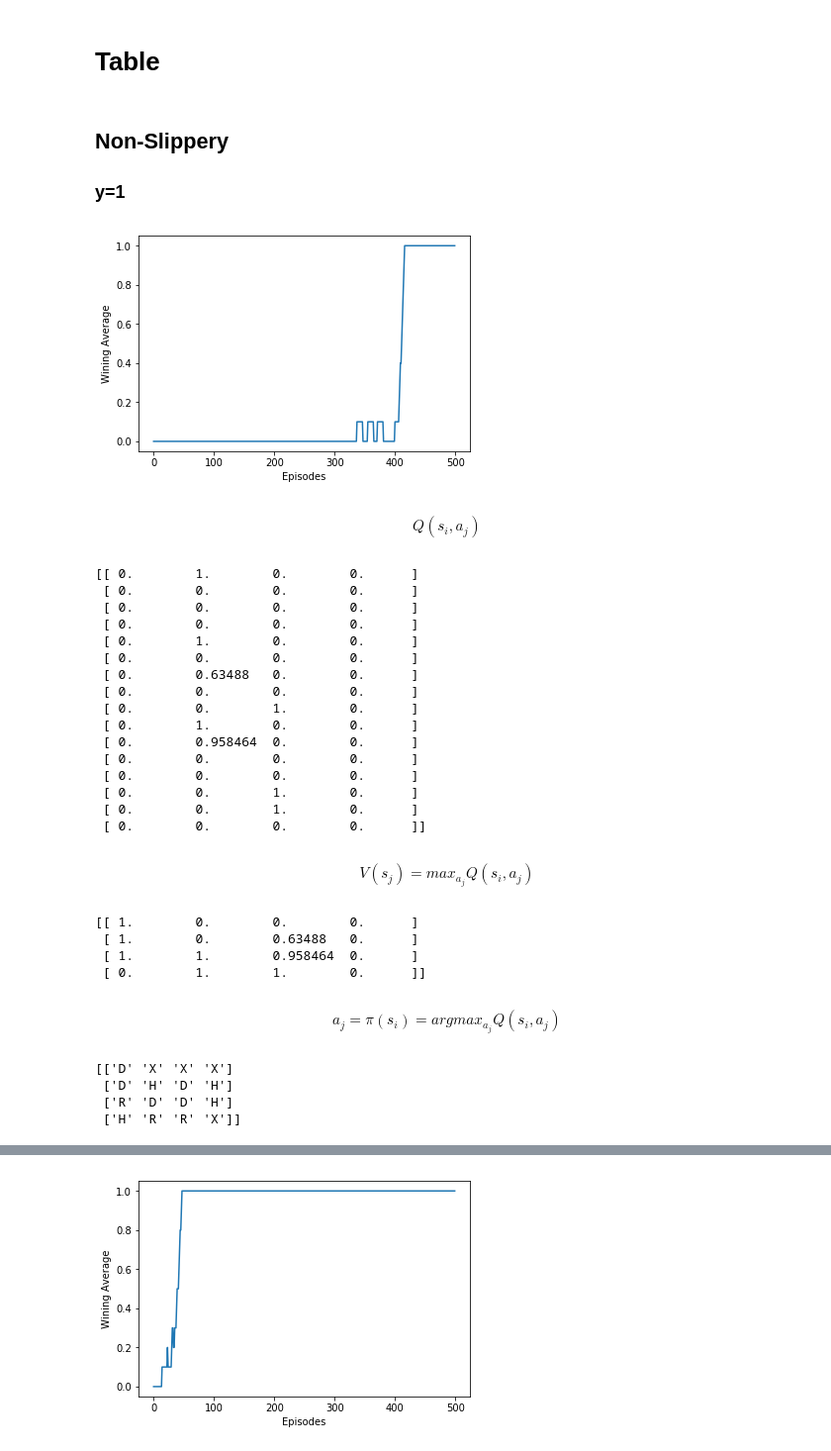
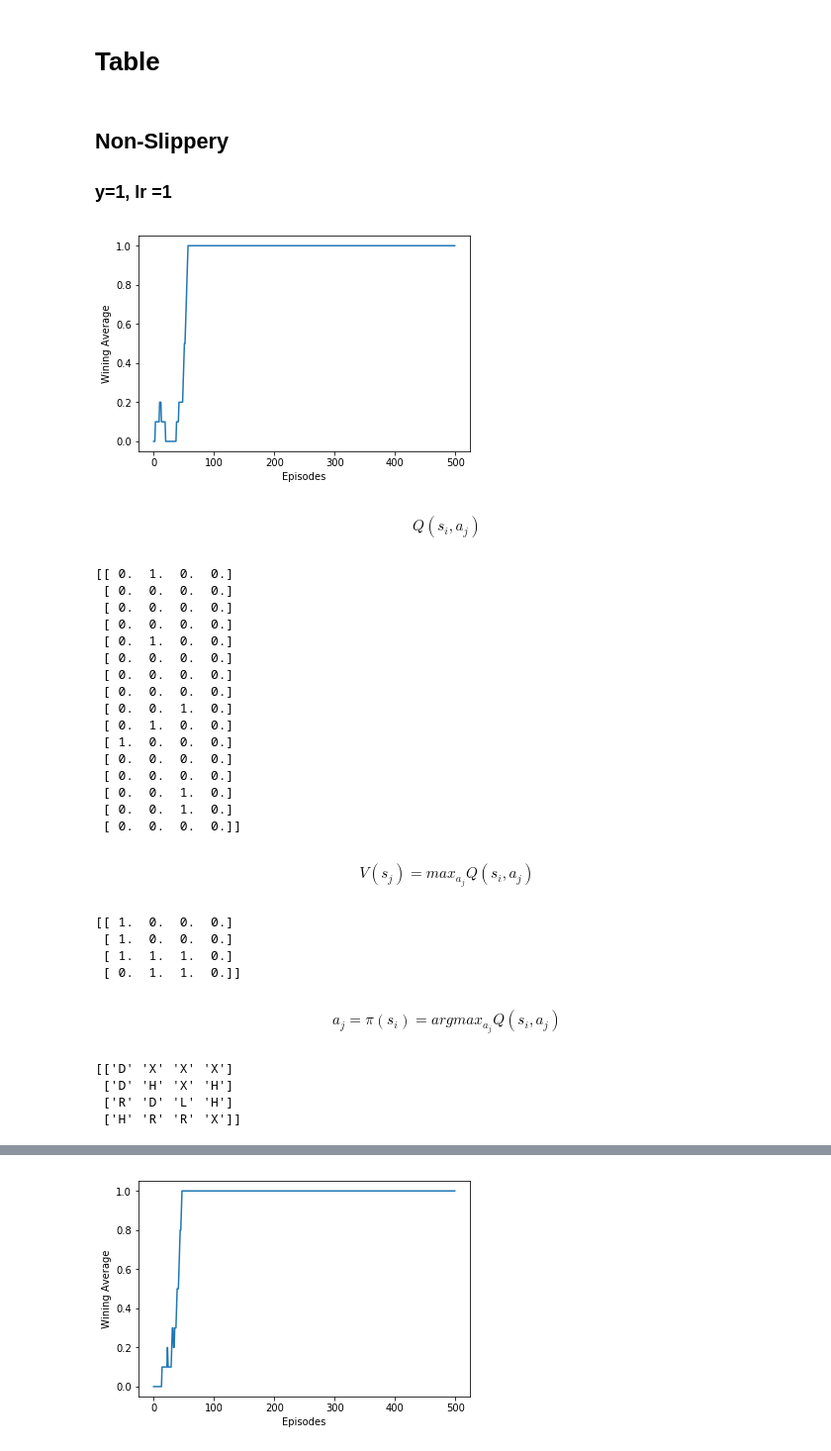
Before and after one commit to lab-ml-itba/Reinforcement_Learning, a Jupyter notebook: 2_Frozen_lake.ipynb, the cells around one changed output, grey strips where cells are left out. Shown at 99% size. Drawn from its saved outputs; the diff is of its cells as text; code cells hidden in the pictures.

```diff
--- a/2_Frozen_lake.ipynb
+++ b/2_Frozen_lake.ipynb
@@ -137,37 +139,41 @@ def show_results(Q, acummulated_average):
     plot_policy(Q)
 # %% [markdown]
 ## Non-Slippery
-### y=1
+### y=1, lr =1
 # %%
 num_episodes = 500
-Q_ns_table, acummulated_average_ns_table, rList = estimate_Q(env_not_slippery, num_episodes=num_episodes, y = 1, MA_window = 10, debug=False)
+Q_ns_table, acummulated_average_ns_table, rList = estimate_Q(env_not_slippery,
+                                                             num_episodes=num_episodes,
+                                                             y = 1, MA_window = 10,
+                                                             debug=False,
+                                                            lr = 1)
 show_results(Q_ns_table, acummulated_average_ns_table)
 # %% [output]
-[figure, old version]
+[figure, new version]
 $$Q(s_i,a_j)$$
-[[ 0.        1.        0.        0.      ]
- [ 0.        0.        0.        0.      ]
- [ 0.        0.        0.        0.      ]
- [ 0.        0.        0.        0.      ]
- [ 0.        1.        0.        0.      ]
- [ 0.        0.        0.        0.      ]
- [ 0.        0.63488   0.        0.      ]
- [ 0.        0.        0.        0.      ]
- [ 0.        0.        1.        0.      ]
- [ 0.        1.        0.        0.      ]
- [ 0.        0.958464  0.        0.      ]
- [ 0.        0.        0.        0.      ]
- [ 0.        0.        0.        0.      ]
- [ 0.        0.        1.        0.      ]
- [ 0.        0.        1.        0.      ]
- [ 0.        0.        0.        0.      ]]
+[[ 0.  1.  0.  0.]
+ [ 0.  0.  0.  0.]
+ [ 0.  0.  0.  0.]
+ [ 0.  0.  0.  0.]
+ [ 0.  1.  0.  0.]
+ [ 0.  0.  0.  0.]
+ [ 0.  0.  0.  0.]
+ [ 0.  0.  0.  0.]
+ [ 0.  0.  1.  0.]
+ [ 0.  1.  0.  0.]
+ [ 1.  0.  0.  0.]
+ [ 0.  0.  0.  0.]
+ [ 0.  0.  0.  0.]
+ [ 0.  0.  1.  0.]
+ [ 0.  0.  1.  0.]
+ [ 0.  0.  0.  0.]]
 $$V(s_j) = max_{a_j} Q(s_i,a_j)$$
-[[ 1.        0.        0.        0.      ]
- [ 1.        0.        0.63488   0.      ]
- [ 1.        1.        0.958464  0.      ]
- [ 0.        1.        1.        0.      ]]
+[[ 1.  0.  0.  0.]
+ [ 1.  0.  0.  0.]
+ [ 1.  1.  1.  0.]
+ [ 0.  1.  1.  0.]]
 $$a_j = \pi(s_i) = argmax_{a_j} Q(s_i,a_j)$$
 [['D' 'X' 'X' 'X']
- ['D' 'H' 'D' 'H']
- ['R' 'D' 'D' 'H']
+ ['D' 'H' 'X' 'H']
+ ['R' 'D' 'L' 'H']
  ['H' 'R' 'R' 'X']]
```
Also changed, not shown: parts of 9 cells of this notebook, 1 other file.
